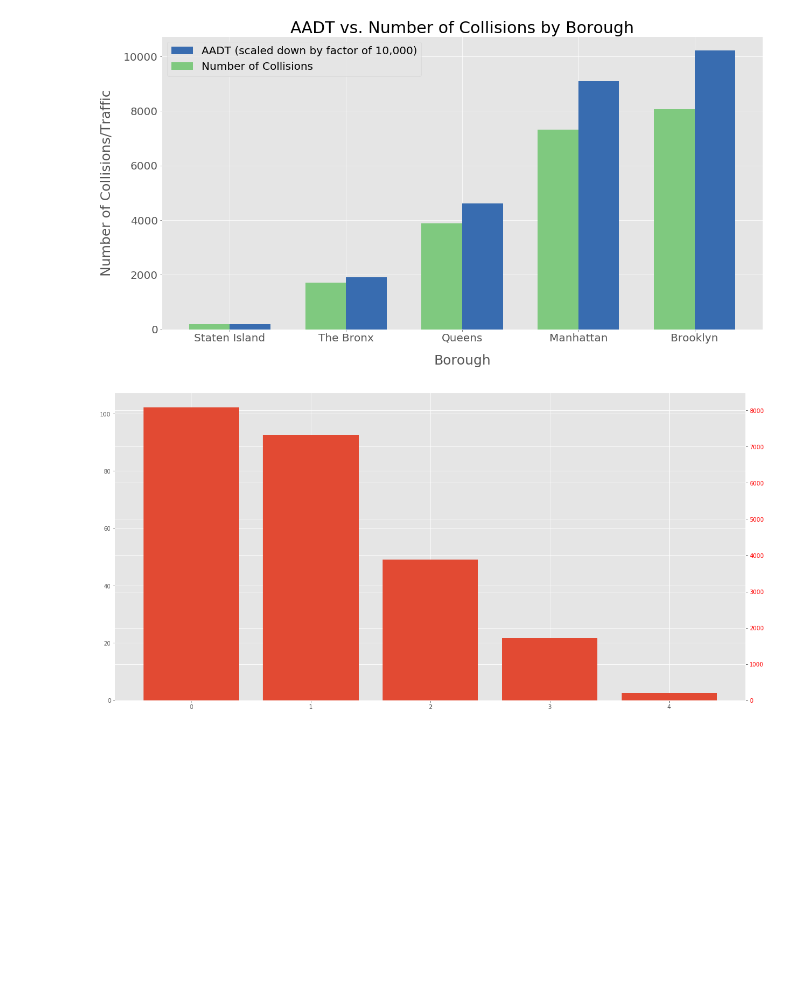
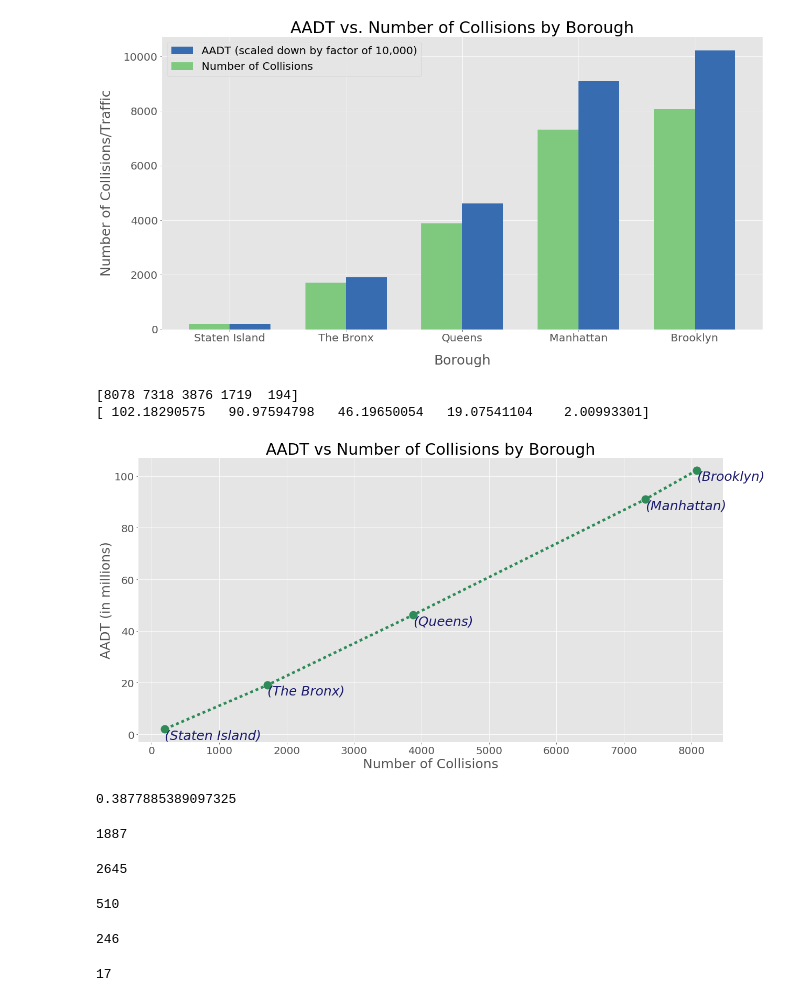
Before and after one commit to nealrea/collisionViz, a Jupyter notebook: data_exploration/aadt_by_borough.ipynb, the cells around one changed output. Cells and saved outputs as stored; diff of their text form; code cells hidden in the pictures; blank space fills up the shorter version.

Commit message:
comparing traffic/collisions/danger areas

```diff
--- a/data_exploration/aadt_by_borough.ipynb
+++ b/data_exploration/aadt_by_borough.ipynb
@@ -159,17 +159,9 @@ plt.show()
 # %% [output]
 [figure]
 # %%
-coll = np.array([len(brooklyn),len(manhattan),len(queens),len(bronx),len(staten),])
+coll = np.array([len(brooklyn),len(manhattan),len(queens),len(bronx),len(staten)])
+print(coll)
+print(aadt)
+# %% [output]
+[8078 7318 3876 1719  194]
+[ 102.18290575   90.97594798   46.19650054   19.07541104    2.00993301]
-# %%
-fig = plt.figure()
-ax1 = fig.add_subplot(111)
-ax1.bar(range(len(aadt)), aadt)
-#ax1.set_ylabel('y1')
-
-ax2 = ax1.twinx()
-ax2.bar(range(len(coll)), coll)
-#ax2.set_ylabel('y2', color='r')
-for tl in ax2.get_yticklabels():
-    tl.set_color('r')
-# %% [output]
-[figure, removed]
@@ -175,0 +170,45 @@ for tl in ax2.get_yticklabels():
+# %%
+labels = ['(Brooklyn)','(Manhattan)','(Queens)','(The Bronx)','(Staten Island)']
+
+plt.plot(coll, aadt, 'o-', c='seagreen', linewidth=5, linestyle='dotted', markersize=15)
+for i in range(len(labels)):
+    plt.text(coll[i], aadt[i], labels[i], horizontalalignment='left',
+             verticalalignment='top', fontsize=25, color='midnightblue', rotation=0, style='oblique')
+plt.title('AADT vs Number of Collisions by Borough', fontsize=30)
+plt.xlabel('Number of Collisions', fontsize=25)
+plt.ylabel('AADT (in millions)', fontsize=25)
+plt.xticks(fontsize=20)
+plt.yticks(fontsize=20)
+plt.show()
+# %% [output]
+[figure, added]
+# %%
+avg_cr = df['Collision Rate'].quantile(0.75)
+avg_cr
+# %% [output]
+0.3877885389097325
+# %%
+brooklyn_danger = len(brooklyn[brooklyn['Collision Rate'] >= avg_cr])
+brooklyn_danger
+# %% [output]
+1887
+# %%
+manhattan_danger = len(manhattan[manhattan['Collision Rate'] >= avg_cr])
+manhattan_danger
+# %% [output]
+2645
+# %%
+queens_danger = len(queens[queens['Collision Rate'] >= avg_cr])
+queens_danger
+# %% [output]
+510
+# %%
+bronx_danger = len(bronx[bronx['Collision Rate'] >= avg_cr])
+bronx_danger
+# %% [output]
+246
+# %%
+staten_danger = len(staten[staten['Collision Rate'] >= avg_cr])
+staten_danger
+# %% [output]
+17
```
Also changed, not shown: parts of 4 cells of this notebook.
